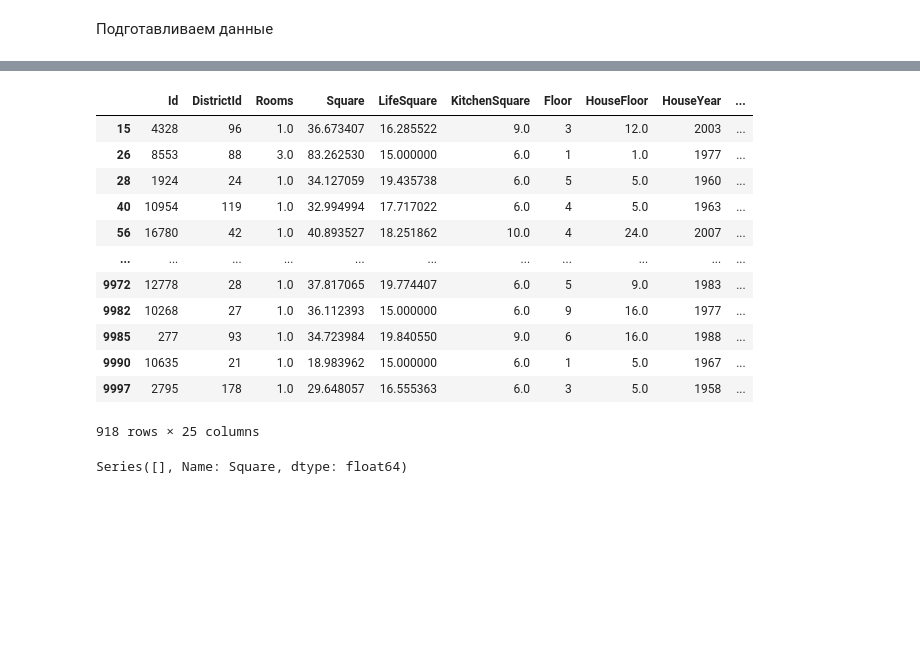
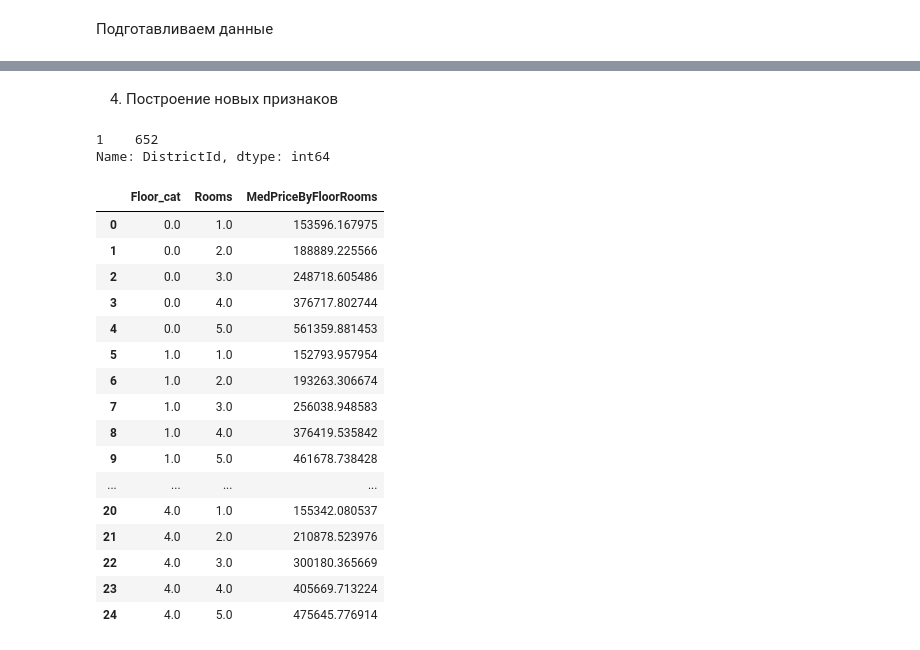
Before and after one commit to kyiashkoievgen/Data-Science, a Jupyter notebook: Kursovoi/Kursovoi.ipynb, the cells around one changed output, grey strips where cells are left out. Cells and saved outputs as stored; diff of their text form; code cells hidden in the pictures; blank space fills up the shorter version.

Commit message:
FeatureGenetator finish

```diff
--- a/Kursovoi/Kursovoi.ipynb
+++ b/Kursovoi/Kursovoi.ipynb
@@ -174,20 +176,7 @@ train_dp.describe()
-# %%
-train_dp.loc[train_dp['LifeSquare']<20]
-# %% [output]
-|  | Id | DistrictId | Rooms | Square | LifeSquare | KitchenSquare | Floor | HouseFloor | HouseYear | ... |
-| 15 | 4328 | 96 | 1.0 | 36.673407 | 16.285522 | 9.0 | 3 | 12.0 | 2003 | ... |
-| 26 | 8553 | 88 | 3.0 | 83.262530 | 15.000000 | 6.0 | 1 | 1.0 | 1977 | ... |
-| 28 | 1924 | 24 | 1.0 | 34.127059 | 19.435738 | 6.0 | 5 | 5.0 | 1960 | ... |
-| 40 | 10954 | 119 | 1.0 | 32.994994 | 17.717022 | 6.0 | 4 | 5.0 | 1963 | ... |
-| 56 | 16780 | 42 | 1.0 | 40.893527 | 18.251862 | 10.0 | 4 | 24.0 | 2007 | ... |
-| ... | ... | ... | ... | ... | ... | ... | ... | ... | ... | ... |
-| 9972 | 12778 | 28 | 1.0 | 37.817065 | 19.774407 | 6.0 | 5 | 9.0 | 1983 | ... |
-| 9982 | 10268 | 27 | 1.0 | 36.112393 | 15.000000 | 6.0 | 9 | 16.0 | 1977 | ... |
-| 9985 | 277 | 93 | 1.0 | 34.723984 | 19.840550 | 9.0 | 6 | 16.0 | 1988 | ... |
-| 9990 | 10635 | 21 | 1.0 | 18.983962 | 15.000000 | 6.0 | 1 | 5.0 | 1967 | ... |
-| 9997 | 2795 | 178 | 1.0 | 29.648057 | 16.555363 | 6.0 | 3 | 5.0 | 1958 | ... |
-918 rows × 25 columns
-# %%
-train_dp.loc[train_dp['Square']<train_dp['LifeSquare'], 'Square']
-# %% [output]
-Series([], Name: Square, dtype: float64)
+# %% [markdown]
+4. Построение новых признаков
+# %%
+train_df['DistrictId'].loc[train_df['DistrictId']=='1'].value_counts()
+# %% [output]
+1    652
+Name: DistrictId, dtype: int64
@@ -193,0 +261,22 @@ Series([], Name: Square, dtype: float64)
+# %%
+fg = FeatureGenetator()
+fg.fit(train_df, train_df['Price'])
+fg.med_price_by_floor_rooms.head(50)
+# %% [output]
+|  | Floor_cat | Rooms | MedPriceByFloorRooms |
+| 0 | 0.0 | 1.0 | 153596.167975 |
+| 1 | 0.0 | 2.0 | 188889.225566 |
+| 2 | 0.0 | 3.0 | 248718.605486 |
+| 3 | 0.0 | 4.0 | 376717.802744 |
+| 4 | 0.0 | 5.0 | 561359.881453 |
+| 5 | 1.0 | 1.0 | 152793.957954 |
+| 6 | 1.0 | 2.0 | 193263.306674 |
+| 7 | 1.0 | 3.0 | 256038.948583 |
+| 8 | 1.0 | 4.0 | 376419.535842 |
+| 9 | 1.0 | 5.0 | 461678.738428 |
+| ... | ... | ... | ... |
+| 20 | 4.0 | 1.0 | 155342.080537 |
+| 21 | 4.0 | 2.0 | 210878.523976 |
+| 22 | 4.0 | 3.0 | 300180.365669 |
+| 23 | 4.0 | 4.0 | 405669.713224 |
+| 24 | 4.0 | 5.0 | 475645.776914 |
```
Also changed, not shown: parts of 6 cells of this notebook.
